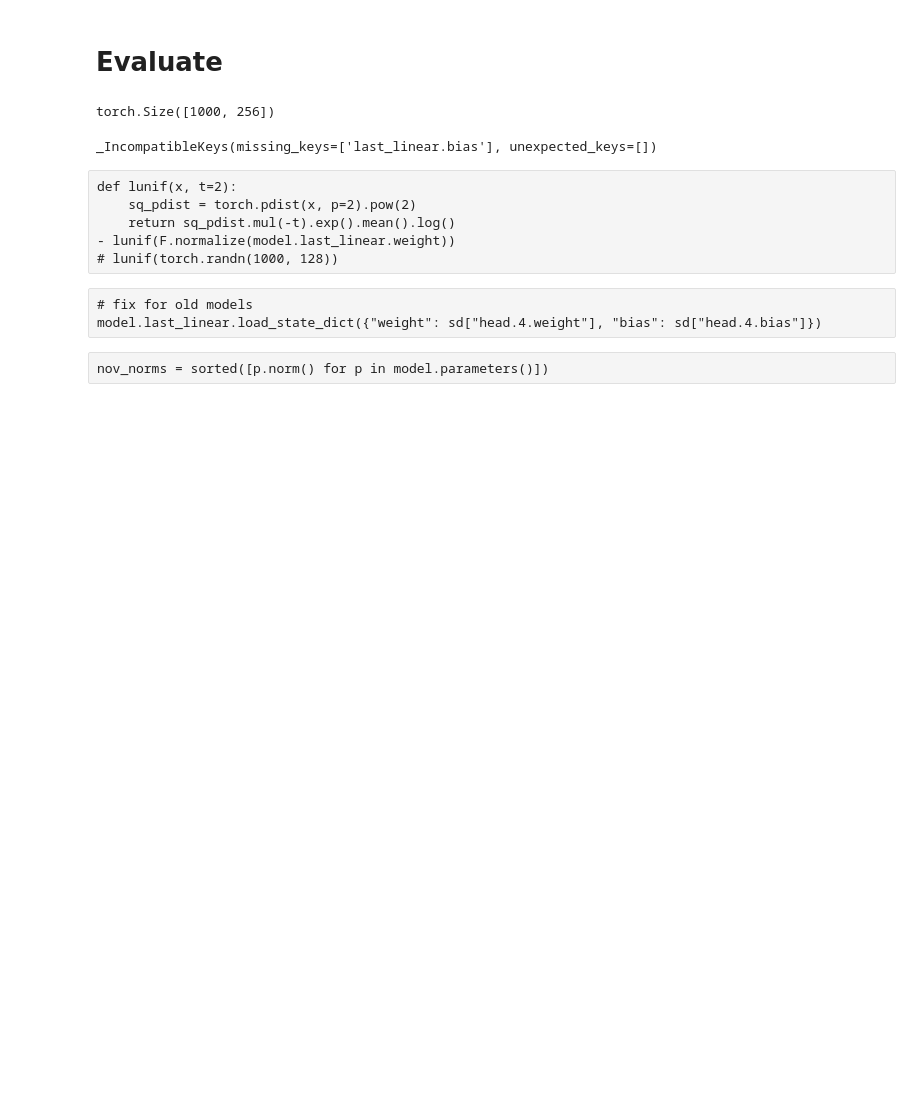
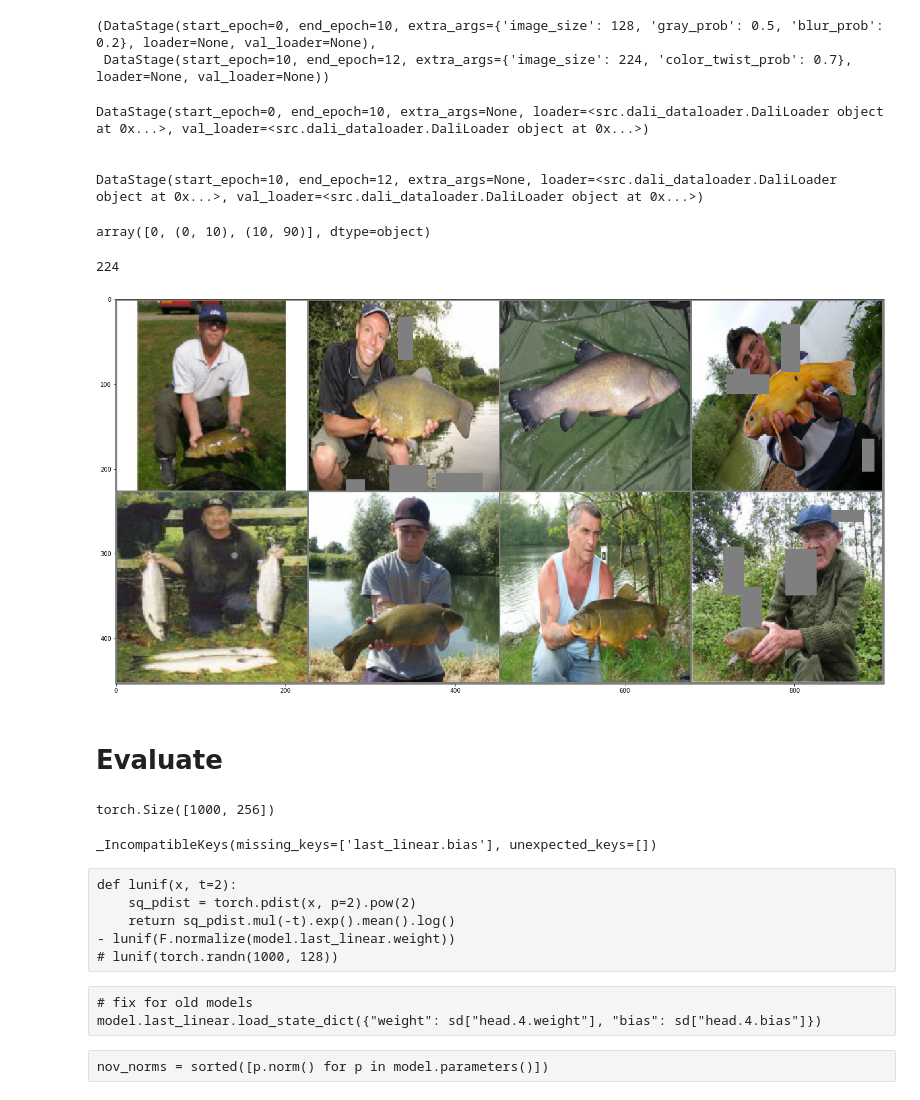
Before and after one commit to bonlime/sota_imagenet, a Jupyter notebook: eval.ipynb, the cells around one changed output. Drawn from its saved outputs; the diff is of its cells as text; code cells hidden in the pictures; blank space fills up the shorter version.

```diff
--- a/eval.ipynb
+++ b/eval.ipynb
@@ -26,0 +49,11 @@ from src.angular_losses import SphereLinearLayer
+# %%
+cfg = TrainLoaderConfig(
+    batch_size=8,
+#     color_twist_prob=0,
+#     blur_prob=1,
+    re_prob=0.2,
+    re_count=4,
+)
+loader = DaliLoader(cfg=cfg)
+# %%
+batch = next(iter(loader))
@@ -27,3 +117,36 @@ from src.angular_losses import SphereLinearLayer
+# %%
+cfg.run.stages
+# %% [output]
+(DataStage(start_epoch=0, end_epoch=10, extra_args={'image_size': 128, 'gray_prob': 0.5, 'blur_prob': 0.2}, loader=None, val_loader=None),
+ DataStage(start_epoch=10, end_epoch=12, extra_args={'image_size': 224, 'color_twist_prob': 0.7}, loader=None, val_loader=None))
+# %%
+for i in dm:
+    print(i)
+    print()
+    print()
+# %% [output]
+DataStage(start_epoch=0, end_epoch=10, extra_args=None, loader=<src.dali_dataloader.DaliLoader object at 0x...>, val_loader=<src.dali_dataloader.DaliLoader object at 0x...>)
+
+
+DataStage(start_epoch=10, end_epoch=12, extra_args=None, loader=<src.dali_dataloader.DaliLoader object at 0x...>, val_loader=<src.dali_dataloader.DaliLoader object at 0x...>)
+# %%
+np.array([0, (0, 10), (10, 90)])
+# %% [output]
+array([0, (0, 10), (10, 90)], dtype=object)
+# %%
+getattr(cfg, "image_size")
+# %% [output]
+224
+# %%
+def show_batch(batch):
+    batch = make_grid(batch.cpu(), nrow=4).transpose(-1, -2).transpose(-1, -3).numpy()
+    batch = (batch * 0.2 + 0.5)
+    plt.imshow(batch)
+
+plt.figure(figsize=(24, 12))
+show_batch(batch[0])
+# %% [output]
+[figure, added]
 # %% [markdown]
 # Evaluate
 # %%
```
Also changed, not shown: parts of 9 cells of this notebook, 7 other files.
